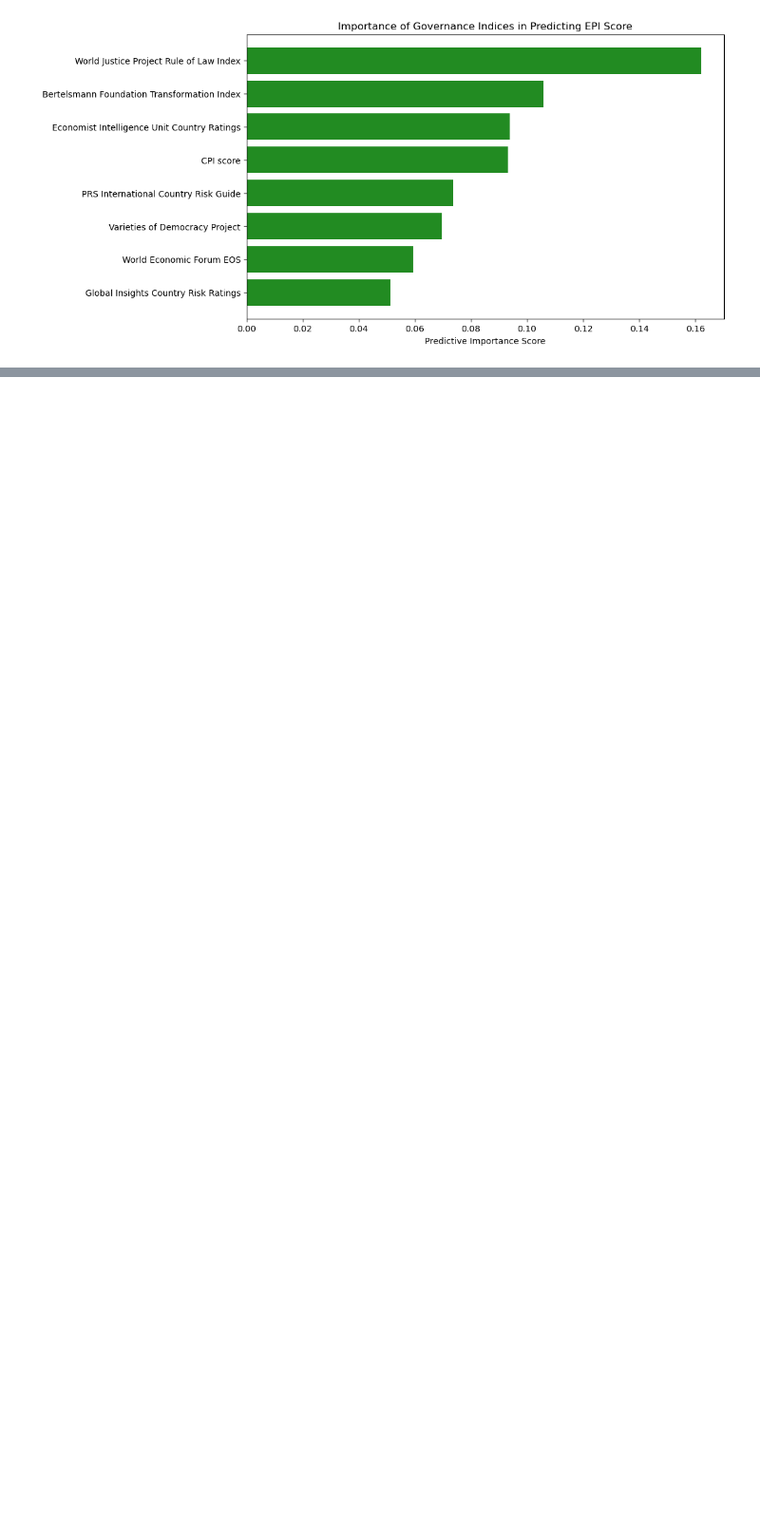
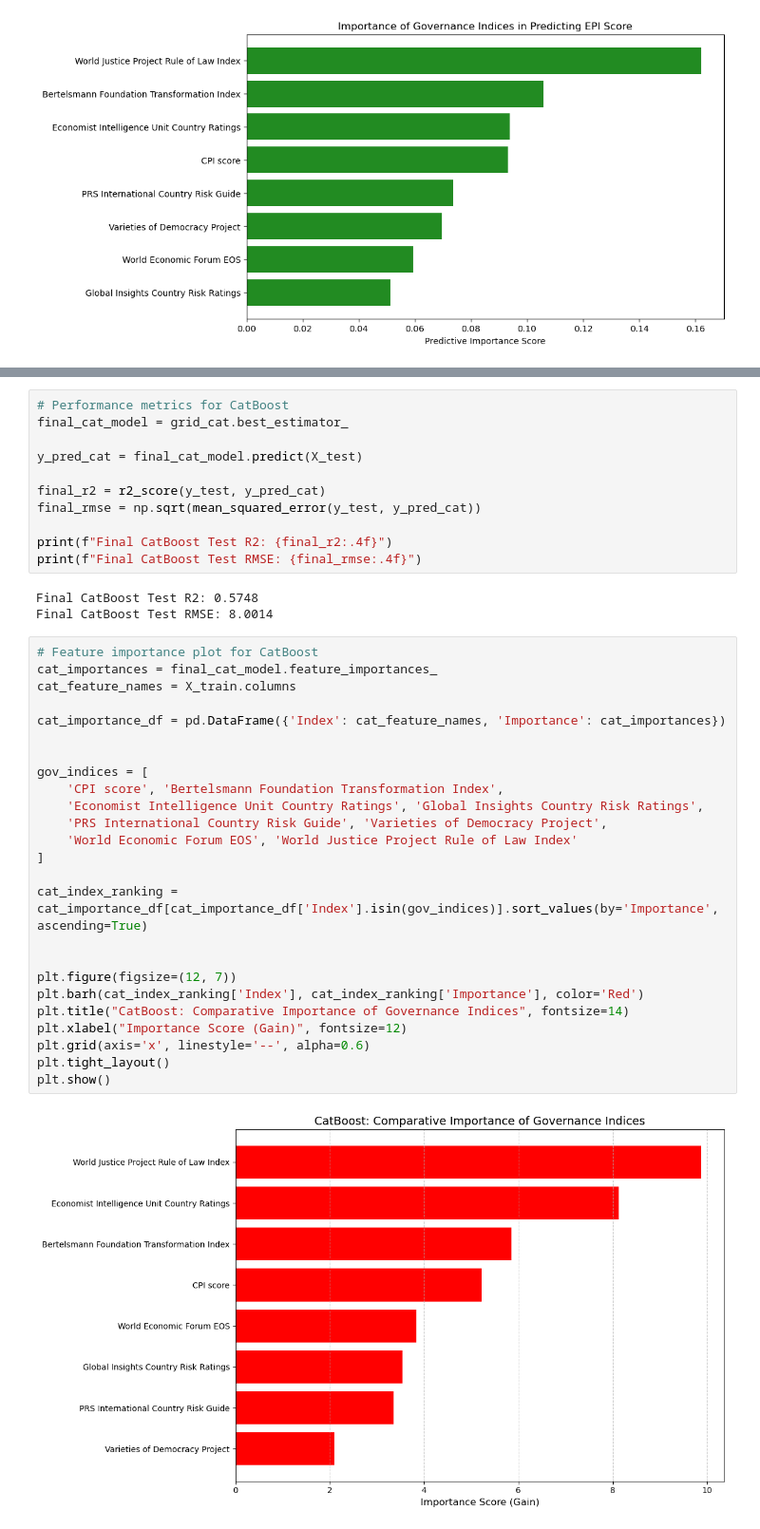
Before and after one commit to p-hall1904/Final-Project, a Jupyter notebook: Final project code.ipynb, the cells around one changed output, grey strips where cells are left out. Shown at 95% size. Drawn from its saved outputs; the diff is of its cells as text; blank space fills up the shorter version.

```diff
--- a/Final project code.ipynb
+++ b/Final project code.ipynb
@@ -432,0 +541,41 @@ plt.show()
+# %%
+# Performance metrics for CatBoost
+final_cat_model = grid_cat.best_estimator_
+
+y_pred_cat = final_cat_model.predict(X_test)
+
+final_r2 = r2_score(y_test, y_pred_cat)
+final_rmse = np.sqrt(mean_squared_error(y_test, y_pred_cat))
+
+print(f"Final CatBoost Test R2: {final_r2:.4f}")
+print(f"Final CatBoost Test RMSE: {final_rmse:.4f}")
+# %% [output]
+Final CatBoost Test R2: 0.5748
+Final CatBoost Test RMSE: 8.0014
+# %%
+# Feature importance plot for CatBoost
+cat_importances = final_cat_model.feature_importances_
+cat_feature_names = X_train.columns
+
+cat_importance_df = pd.DataFrame({'Index': cat_feature_names, 'Importance': cat_importances})
+
+
+gov_indices = [
+    'CPI score', 'Bertelsmann Foundation Transformation Index',
+    'Economist Intelligence Unit Country Ratings', 'Global Insights Country Risk Ratings',
+    'PRS International Country Risk Guide', 'Varieties of Democracy Project',
+    'World Economic Forum EOS', 'World Justice Project Rule of Law Index'
+]
+
+cat_index_ranking = cat_importance_df[cat_importance_df['Index'].isin(gov_indices)].sort_values(by='Importance', ascending=True)
+
+
+plt.figure(figsize=(12, 7))
+plt.barh(cat_index_ranking['Index'], cat_index_ranking['Importance'], color='Red')
+plt.title("CatBoost: Comparative Importance of Governance Indices", fontsize=14)
+plt.xlabel("Importance Score (Gain)", fontsize=12)
+plt.grid(axis='x', linestyle='--', alpha=0.6)
+plt.tight_layout()
+plt.show()
+# %% [output]
+[figure, added]
```
Also changed, not shown: parts of 7 cells of this notebook, 4 other files.
